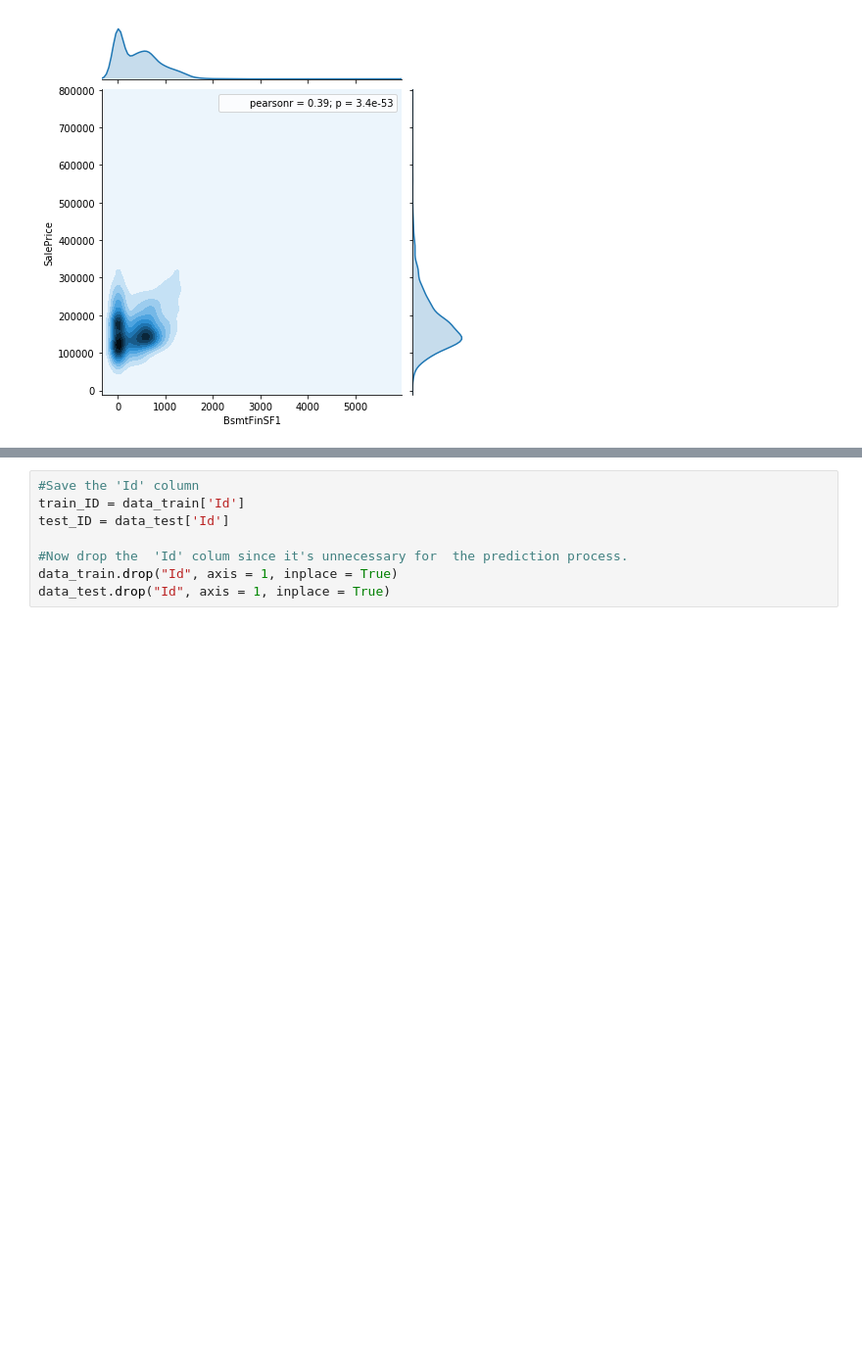
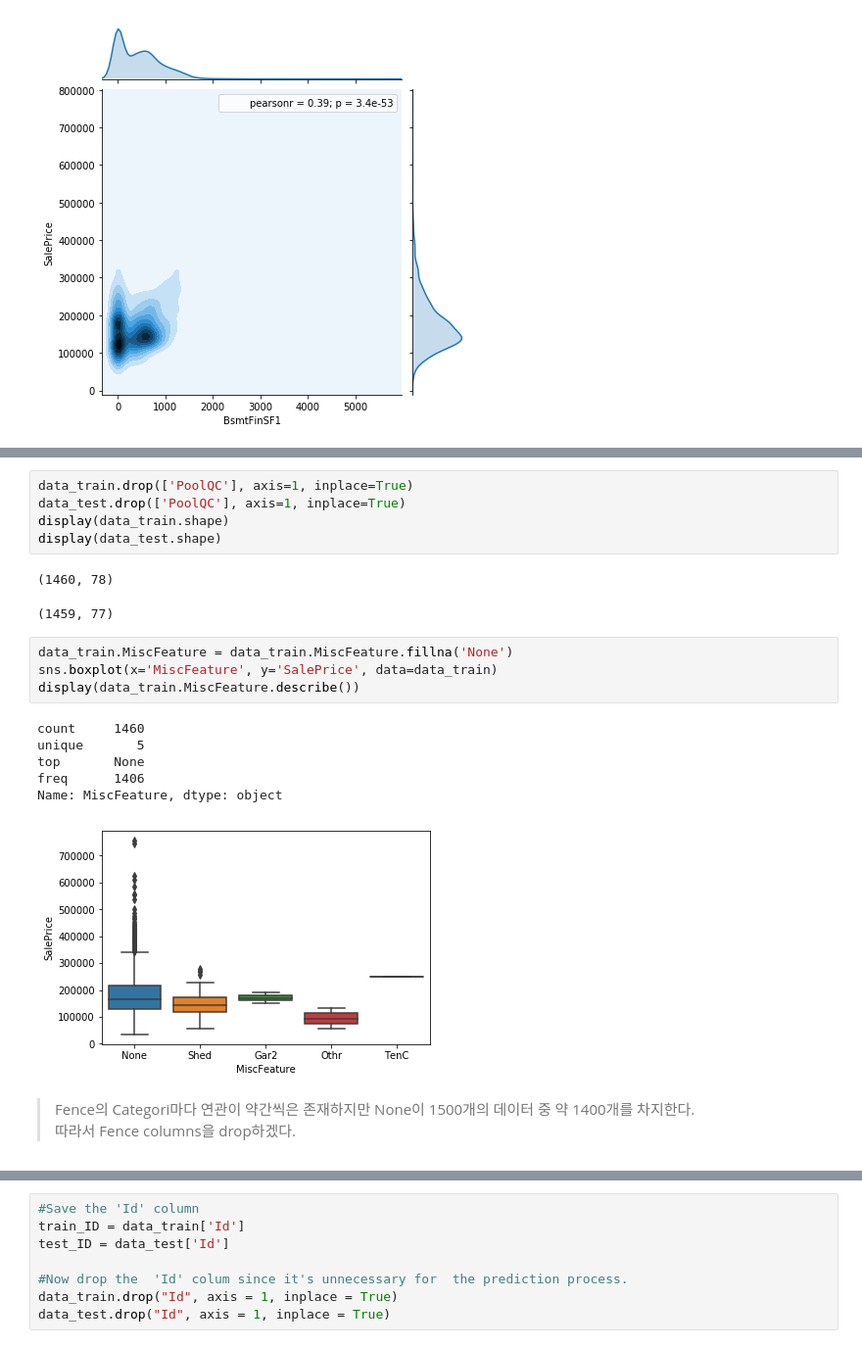
Before and after one commit to rjsdn31536/predict_houseprice_kaggle, a Jupyter notebook: predict_sum.ipynb, the cells around one changed output, grey strips where cells are left out. Shown: that part at 98% size. Cells and saved outputs as stored; diff of their text form; blank space fills up the shorter version.

```diff
--- a/predict_sum.ipynb
+++ b/predict_sum.ipynb
@@ -87,0 +148,22 @@ for i in tmp.index:
+# %%
+data_train.drop(['PoolQC'], axis=1, inplace=True)
+data_test.drop(['PoolQC'], axis=1, inplace=True)
+display(data_train.shape)
+display(data_test.shape)
+# %% [output]
+(1460, 78)
+(1459, 77)
+# %%
+data_train.MiscFeature = data_train.MiscFeature.fillna('None')
+sns.boxplot(x='MiscFeature', y='SalePrice', data=data_train)
+display(data_train.MiscFeature.describe())
+# %% [output]
+count     1460
+unique       5
+top       None
+freq      1406
+Name: MiscFeature, dtype: object
+[figure, added]
+# %% [markdown]
+> Fence의 Categori마다 연관이 약간씩은 존재하지만 None이 1500개의 데이터 중 약 1400개를 차지한다.
+<br>따라서 Fence columns을 drop하겠다.
```
Also changed, not shown: parts of 61 cells of this notebook, 6 other files.
